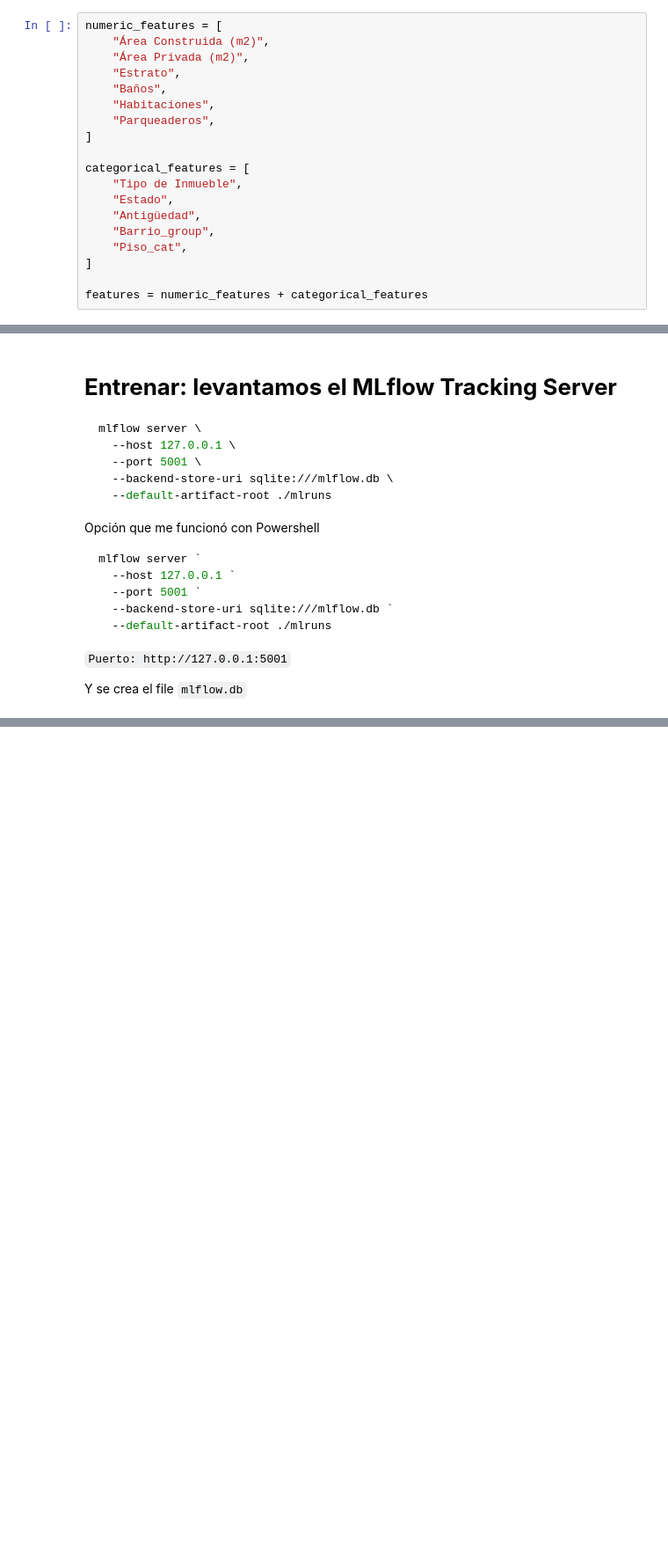
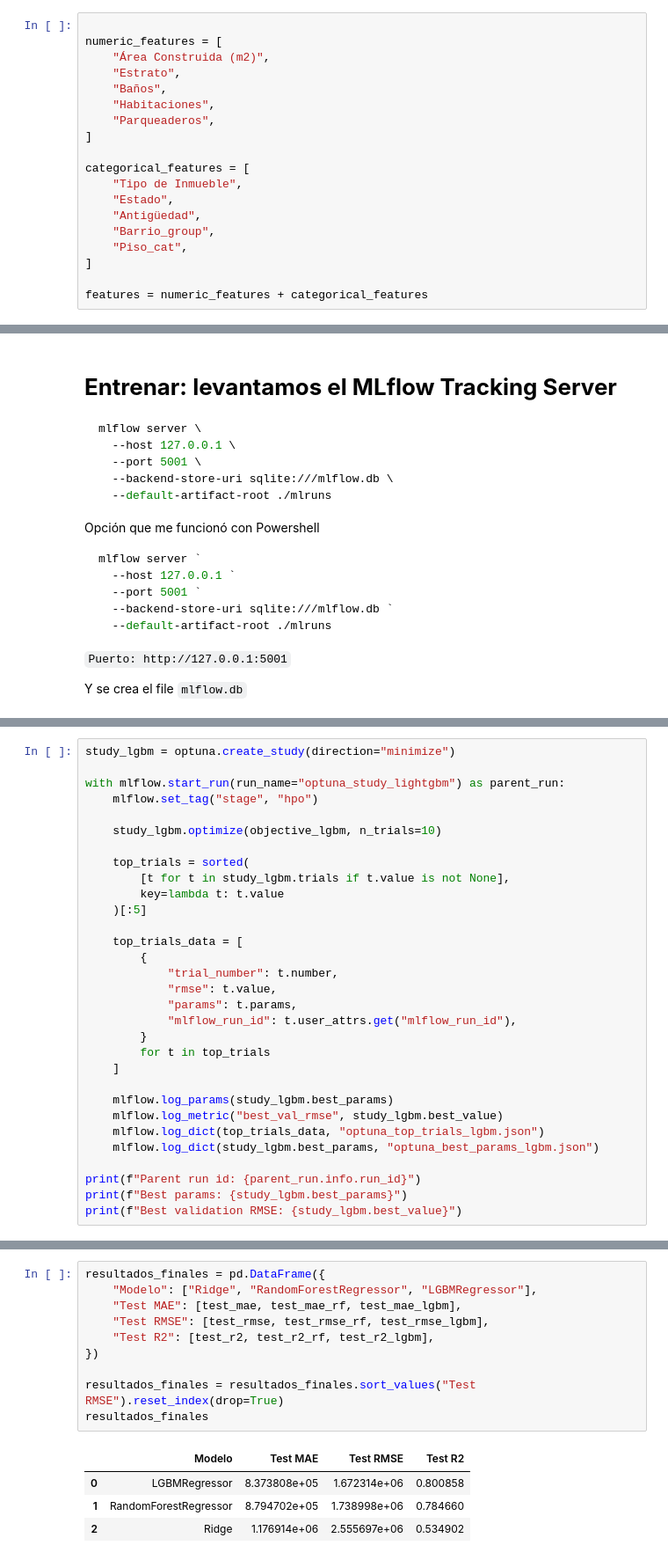
Before and after one commit to EloisaCB43/Proyecto2_ML, a Jupyter notebook: notebooks/train_mlflow_optuna.ipynb, the cells around one changed output, grey strips where cells are left out. Shown at 88% size. Cells and saved outputs as stored; diff of their text form; blank space fills up the shorter version.

Commit message:
Modelos entrenados

```diff
--- a/notebooks/train_mlflow_optuna.ipynb
+++ b/notebooks/train_mlflow_optuna.ipynb
@@ -73,7 +75,7 @@ Index(['ID', 'Barrio', 'Tipo de Inmueble', 'Estado', 'Antigüedad',
 # %%
+
 numeric_features = [
     "Área Construida (m2)",
-    "Área Privada (m2)",
     "Estrato",
     "Baños",
     "Habitaciones",
@@ -400,0 +767,31 @@ ImportError: cannot import name 'service' from 'google.protobuf' (c:\Users\elois
+# %%
+study_lgbm = optuna.create_study(direction="minimize")
+
+with mlflow.start_run(run_name="optuna_study_lightgbm") as parent_run:
+    mlflow.set_tag("stage", "hpo")
+
+    study_lgbm.optimize(objective_lgbm, n_trials=10)
+
+    top_trials = sorted(
+        [t for t in study_lgbm.trials if t.value is not None],
+        key=lambda t: t.value
+    )[:5]
+
+    top_trials_data = [
+        {
+            "trial_number": t.number,
+            "rmse": t.value,
+            "params": t.params,
+            "mlflow_run_id": t.user_attrs.get("mlflow_run_id"),
+        }
+        for t in top_trials
+    ]
+
+    mlflow.log_params(study_lgbm.best_params)
+    mlflow.log_metric("best_val_rmse", study_lgbm.best_value)
+    mlflow.log_dict(top_trials_data, "optuna_top_trials_lgbm.json")
+    mlflow.log_dict(study_lgbm.best_params, "optuna_best_params_lgbm.json")
+
+print(f"Parent run id: {parent_run.info.run_id}")
+print(f"Best params: {study_lgbm.best_params}")
+print(f"Best validation RMSE: {study_lgbm.best_value}")
@@ -400,0 +897,15 @@ ImportError: cannot import name 'service' from 'google.protobuf' (c:\Users\elois
+# %%
+resultados_finales = pd.DataFrame({
+    "Modelo": ["Ridge", "RandomForestRegressor", "LGBMRegressor"],
+    "Test MAE": [test_mae, test_mae_rf, test_mae_lgbm],
+    "Test RMSE": [test_rmse, test_rmse_rf, test_rmse_lgbm],
+    "Test R2": [test_r2, test_r2_rf, test_r2_lgbm],
+})
+
+resultados_finales = resultados_finales.sort_values("Test RMSE").reset_index(drop=True)
+resultados_finales
+# %% [output]
+|  | Modelo | Test MAE | Test RMSE | Test R2 |
+| 0 | LGBMRegressor | 8.373808e+05 | 1.672314e+06 | 0.800858 |
+| 1 | RandomForestRegressor | 8.794702e+05 | 1.738998e+06 | 0.784660 |
+| 2 | Ridge | 1.176914e+06 | 2.555697e+06 | 0.534902 |
```
Also changed, not shown: parts of 21 cells of this notebook.
